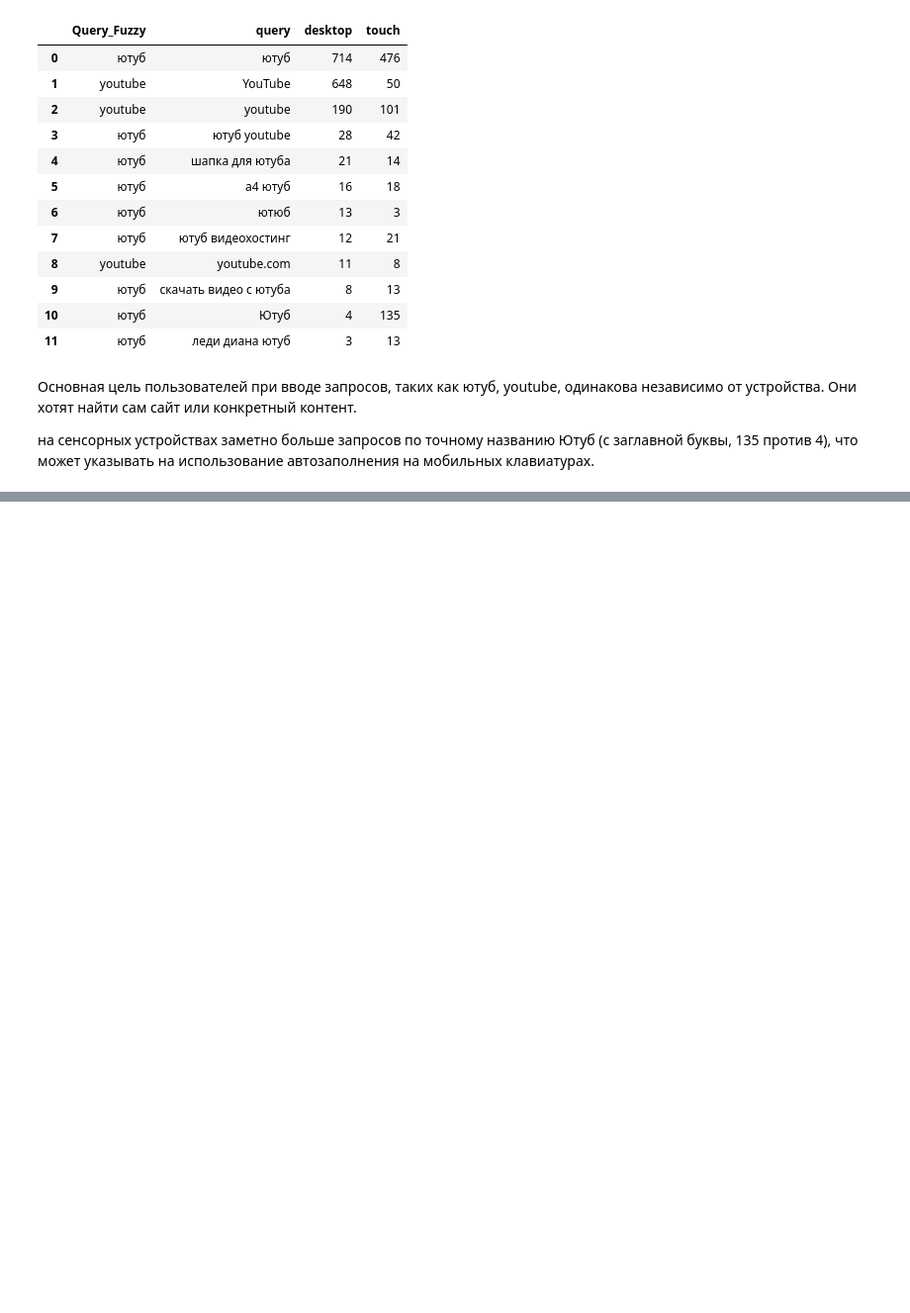
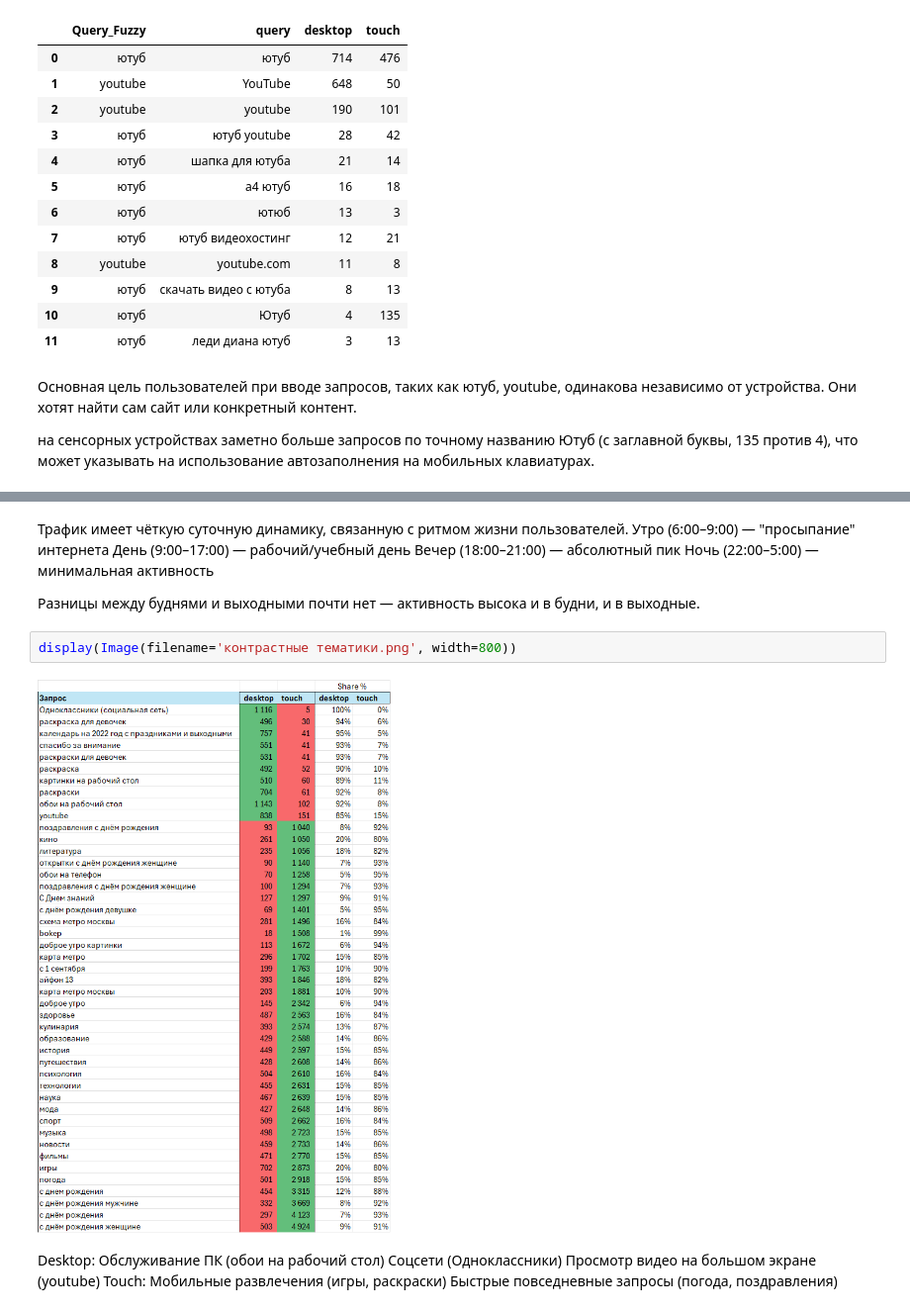
Before and after one commit to Padre-777/requests_from_devices, a Jupyter notebook: Untitled.ipynb, the cells around one changed output, grey strips where cells are left out. Shown at 99% size. Cells and saved outputs as stored; diff of their text form; blank space fills up the shorter version.

```diff
--- a/Untitled.ipynb
+++ b/Untitled.ipynb
@@ -209,0 +235,20 @@ result_pivot
+# %% [markdown]
+Трафик имеет чёткую суточную динамику, связанную с ритмом жизни пользователей.
+Утро (6:00–9:00) — "просыпание" интернета
+День (9:00–17:00) — рабочий/учебный день
+Вечер (18:00–21:00) — абсолютный пик
+Ночь (22:00–5:00) — минимальная активность
+
+Разницы между буднями и выходными почти нет — активность высока и в будни, и в выходные.
+# %%
+display(Image(filename='контрастные тематики.png', width=800))
+# %% [output]
+[figure, added]
+# %% [markdown]
+Desktop:
+Обслуживание ПК (обои на рабочий стол)
+Соцсети (Одноклассники)
+Просмотр видео на большом экране (youtube)
+Touch:
+Мобильные развлечения (игры, раскраски)
+Быстрые повседневные запросы (погода, поздравления)
```
Also changed, not shown: parts of 4 cells of this notebook.
